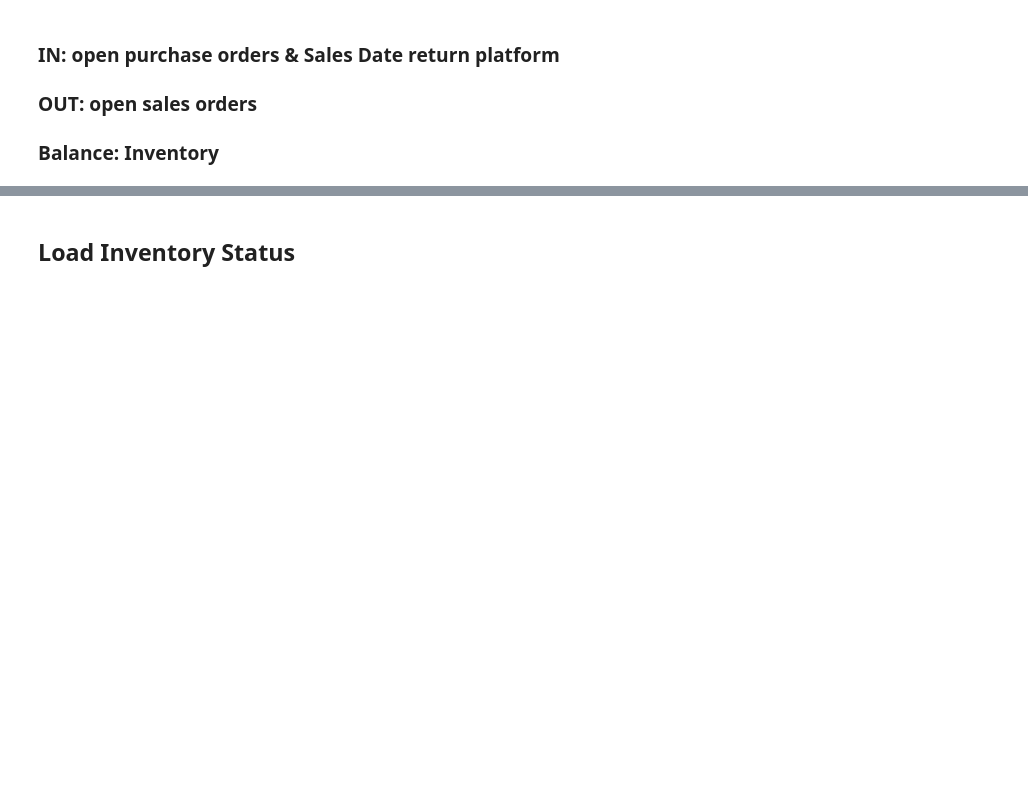
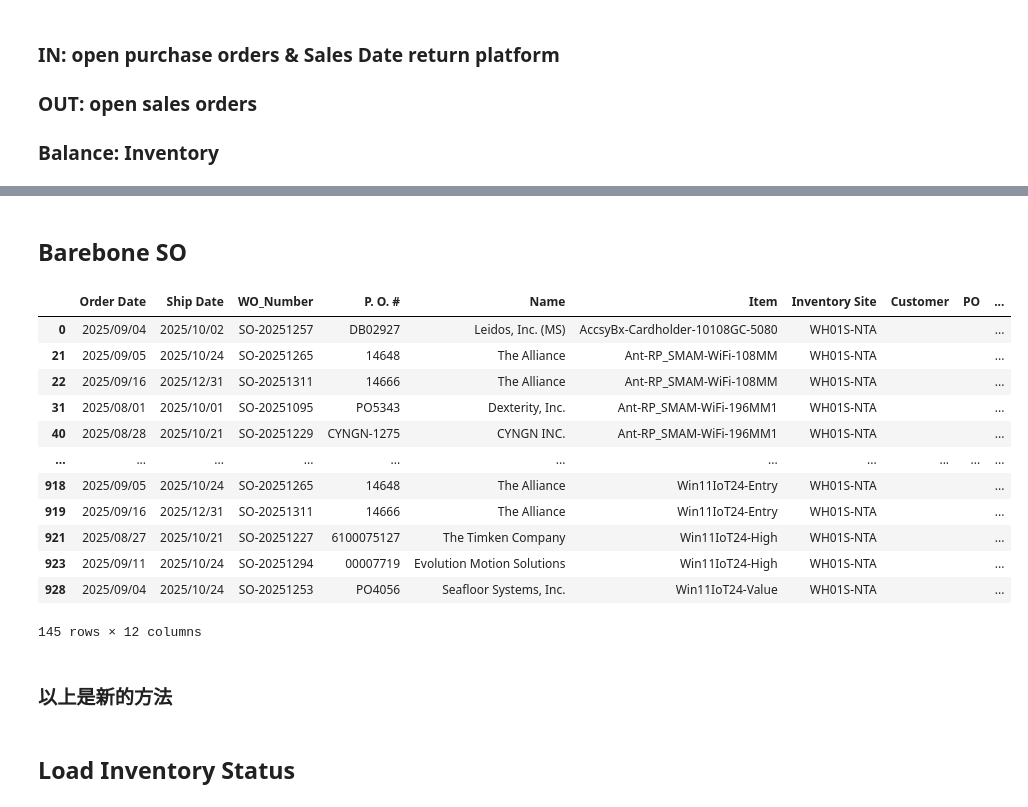
Before and after one commit to playoung2818/LT-Check-Brenda, a Jupyter notebook: Dashboard.ipynb, the cells around one changed output, grey strips where cells are left out. Saved outputs shown, nothing was run; the diff lists cells and outputs as text; code cells hidden in the pictures; blank space fills up the shorter version.

```diff
--- a/Dashboard.ipynb
+++ b/Dashboard.ipynb
@@ -94,3 +237,23 @@ Name: 0, Length: 574, dtype: object
+# %% [markdown]
+## Barebone SO
+# %%
+SO[SO['Pre-installed'] == False]
+# %% [output]
+|  | Order Date | Ship Date | WO_Number | P. O. # | Name | Item | Inventory Site | Customer | PO | ... |
+| 0 | 2025/09/04 | 2025/10/02 | SO-20251257 | DB02927 | Leidos, Inc. (MS) | AccsyBx-Cardholder-10108GC-5080 | WH01S-NTA |  |  | ... |
+| 21 | 2025/09/05 | 2025/10/24 | SO-20251265 | 14648 | The Alliance | Ant-RP_SMAM-WiFi-108MM | WH01S-NTA |  |  | ... |
+| 22 | 2025/09/16 | 2025/12/31 | SO-20251311 | 14666 | The Alliance | Ant-RP_SMAM-WiFi-108MM | WH01S-NTA |  |  | ... |
+| 31 | 2025/08/01 | 2025/10/01 | SO-20251095 | PO5343 | Dexterity, Inc. | Ant-RP_SMAM-WiFi-196MM1 | WH01S-NTA |  |  | ... |
+| 40 | 2025/08/28 | 2025/10/21 | SO-20251229 | CYNGN-1275 | CYNGN INC. | Ant-RP_SMAM-WiFi-196MM1 | WH01S-NTA |  |  | ... |
+| ... | ... | ... | ... | ... | ... | ... | ... | ... | ... | ... |
+| 918 | 2025/09/05 | 2025/10/24 | SO-20251265 | 14648 | The Alliance | Win11IoT24-Entry | WH01S-NTA |  |  | ... |
+| 919 | 2025/09/16 | 2025/12/31 | SO-20251311 | 14666 | The Alliance | Win11IoT24-Entry | WH01S-NTA |  |  | ... |
+| 921 | 2025/08/27 | 2025/10/21 | SO-20251227 | 6100075127 | The Timken Company | Win11IoT24-High | WH01S-NTA |  |  | ... |
+| 923 | 2025/09/11 | 2025/10/24 | SO-20251294 | 00007719 | Evolution Motion Solutions | Win11IoT24-High | WH01S-NTA |  |  | ... |
+| 928 | 2025/09/04 | 2025/10/24 | SO-20251253 | PO4056 | Seafloor Systems, Inc. | Win11IoT24-Value | WH01S-NTA |  |  | ... |
+145 rows × 12 columns
+# %% [markdown]
+### 以上是新的方法
 # %% [markdown]
 ## Load Inventory Status
 # %%
```
Also changed, not shown: parts of 19 cells of this notebook, 1 other file.
